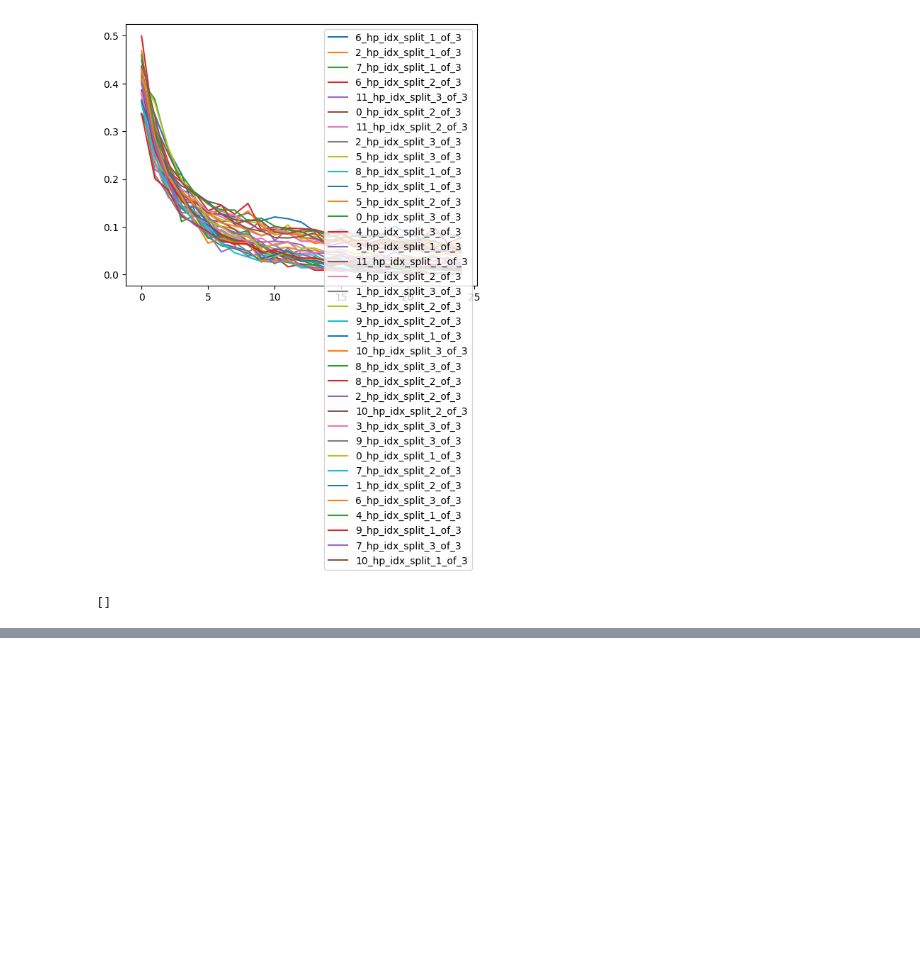
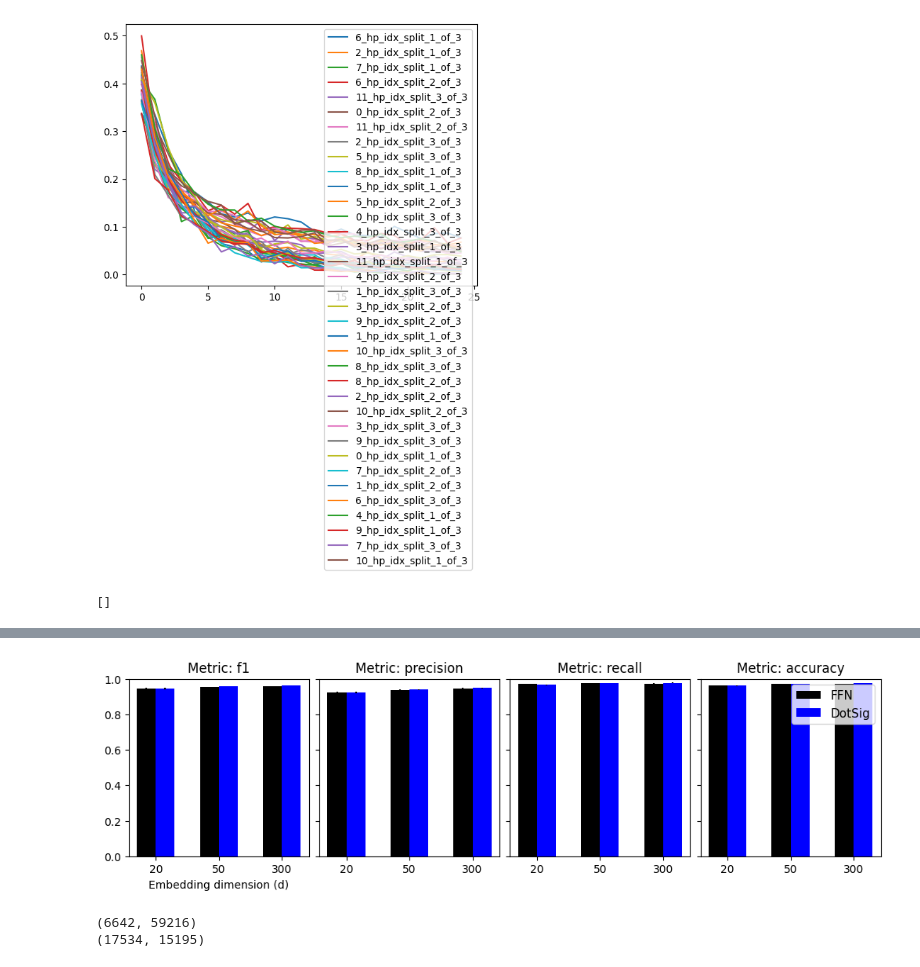
Before and after one commit to stefanpate/rcgnn, a Jupyter notebook: notebooks/rc_gnn_sprhea_figs.ipynb, the cells around one changed output, grey strips where cells are left out. Cells and saved outputs as stored; diff of their text form; code cells hidden in the pictures; blank space fills up the shorter version.

Commit message:
Wrote attention-dictionary learning message passing and aggregation. Made figures for rcgnn test results

```diff
--- a/notebooks/rc_gnn_sprhea_figs.ipynb
+++ b/notebooks/rc_gnn_sprhea_figs.ipynb
@@ -90,0 +95,2 @@ display_res.sort_values(by=['f1_mean'], ascending=False)
+# %%
+binary = display_res.loc[display_res['pred_head'] == 'binary']
@@ -150,0 +143,5 @@ hp_toc.loc[12:24]
+# %%
+# Collect dot sig and binaryffn
+
+combo = pd.concat([dot_sig, binary])
+combo = combo.loc[(combo['agg'] == 'last') & (combo['neg_multiple'] == 2)]
@@ -150,0 +190,38 @@ hp_toc.loc[12:24]
+# %%
+# Plot esm vs full at all ds tried
+
+# data from https://allisonhorst.github.io/palmerpenguins/
+
+import matplotlib.pyplot as plt
+import numpy as np
+
+
+cluster_condition_names = ["FFN", "DotSig"]
+colors = ['black', 'blue']
+
+x = np.arange(len(x_conditions))  # the label locations
+width = 0.3  # the width of the bars
+multiplier = 0
+
+fig, ax = plt.subplots(ncols=4, sharey=True, figsize=(10,3), constrained_layout=True)
+
+for i, m in enumerate(metrics):
+# for i, d  in enumerate(ds):
+    for j, name in enumerate(scores.keys()):
+        data = [scores[name][d][m] for d in x_conditions]
+        # x = list(data.keys())
+        mu, sig = list(zip(*data))
+        offset = width * (j - 0.5)
+        rects = ax[i].bar(x + offset, mu, yerr=sig, width=width, label=cluster_condition_names[j], color=colors[j])
+        ax[i].set_xticks(x)
+        ax[i].set_xticklabels(x_conditions)
+        ax[i].set_title(f"Metric: {m}")
+
+ax[-1].legend(loc='upper right', fontsize=11)
+ax[0].set_ylim(0,1)
+ax[0].set_xlabel("Embedding dimension (d)")
+
+
+plt.show()
+# %% [output]
+[figure, added]
@@ -150,0 +235,11 @@ hp_toc.loc[12:24]
+# %%
+
+for i in range(len(test_data)):
+    for j in range(len(train_data)):
+        embeds_equal = all(test_data['sample_embed'][i] == train_data['sample_embed'][j])
+        rxns_equal = test_data['feature'][i] == train_data['feature'][j]
+        if embeds_equal and rxns_equal:
+            print((i, j))
+# %% [output]
+(6642, 59216)
+(17534, 15195)
```
Also changed, not shown: parts of 9 cells of this notebook, 4 other files.
